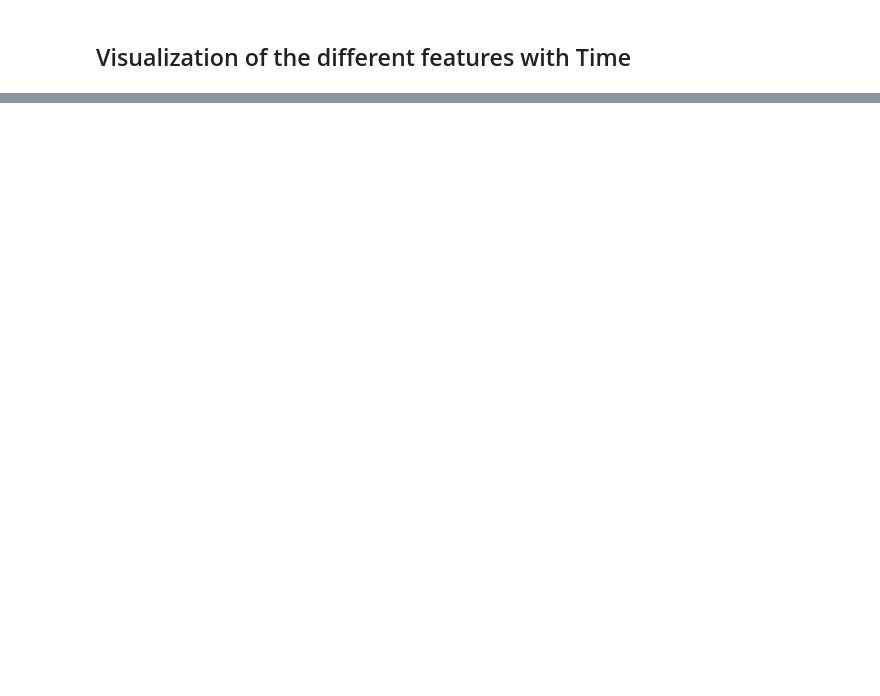
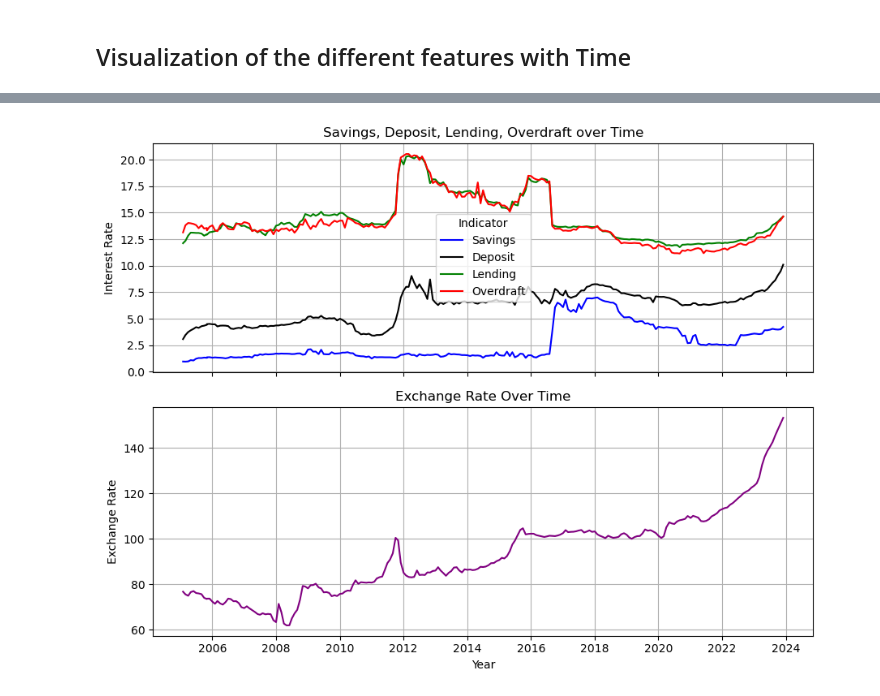
Before and after one commit to kdizz/Group8Phase5Capstone, a Jupyter notebook: main proj.ipynb, the cells around one changed output, grey strips where cells are left out. Drawn from its saved outputs; the diff is of its cells as text; code cells hidden in the pictures; blank space fills up the shorter version.

```diff
--- a/main proj.ipynb
+++ b/main proj.ipynb
@@ -123,0 +270,27 @@ dtype: int64
+# %%
+# Set up the subplot layout: 2 rows, 1 column (stacked vertically)
+fig, (ax1, ax2) = plt.subplots(2, 1, figsize=(9, 7), sharex=True)
+
+# --- First Plot: Savings, Deposit, Lending, Overdraft ---
+sns.lineplot(data=dfmonthly, x="Date", y="Savings", color="blue", label="Savings", ax=ax1)
+sns.lineplot(data=dfmonthly, x="Date", y="Deposit", color="black", label="Deposit", ax=ax1)
+sns.lineplot(data=dfmonthly, x="Date", y="Lending ", color="green", label="Lending", ax=ax1)
+sns.lineplot(data=dfmonthly, x="Date", y="Overdraft ", color="red", label="Overdraft", ax=ax1)
+
+ax1.set_title("Savings, Deposit, Lending, Overdraft over Time")
+ax1.set_ylabel("Interest Rate")
+ax1.legend(title="Indicator")
+ax1.grid(True)
+
+# --- Second Plot: Exchange Rate ---
+sns.lineplot(data=dfmonthly, x="Date", y="exchange_rate", color="purple", ax=ax2)
+ax2.set_title("Exchange Rate Over Time")
+ax2.set_ylabel("Exchange Rate")
+ax2.set_xlabel("Year")
+ax2.grid(True)
+
+# Layout adjustments
+plt.tight_layout()
+plt.show()
+# %% [output]
+[figure, added]
```
Also changed, not shown: parts of 74 cells of this notebook, 1 other file.
